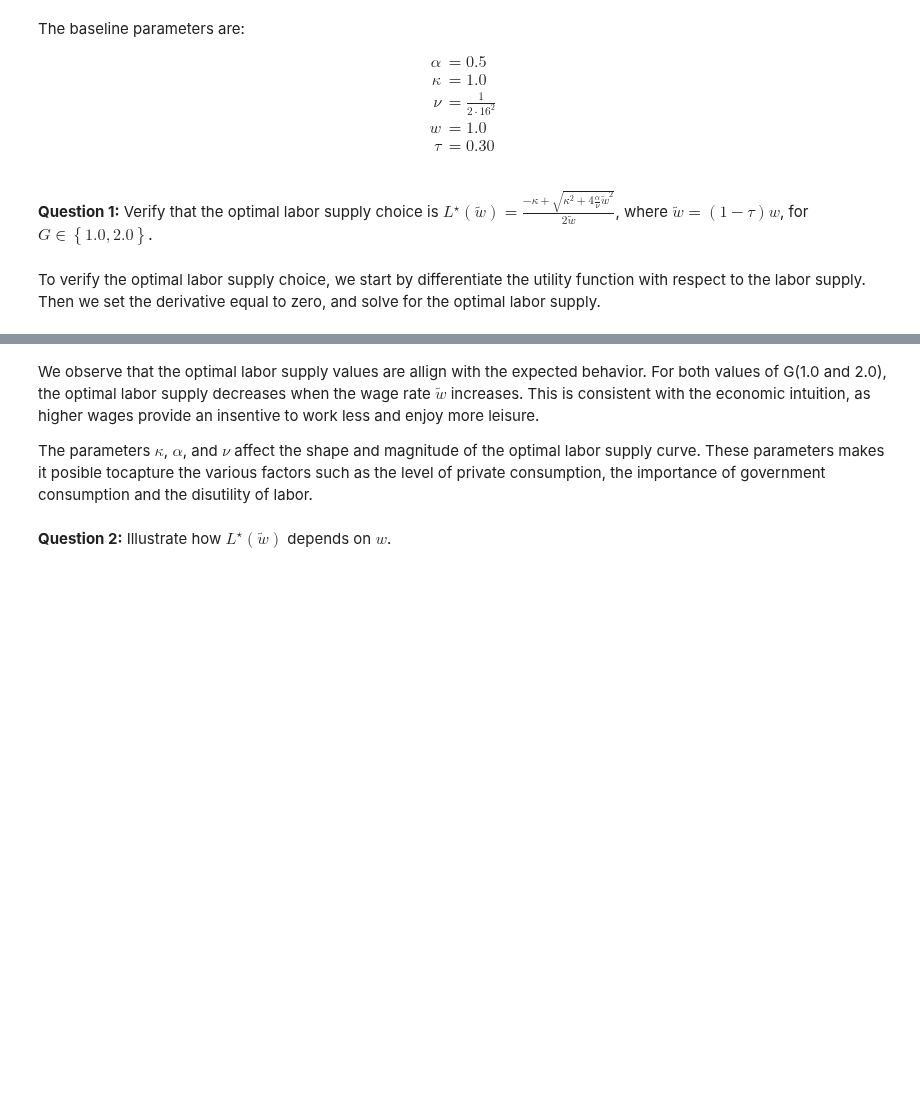
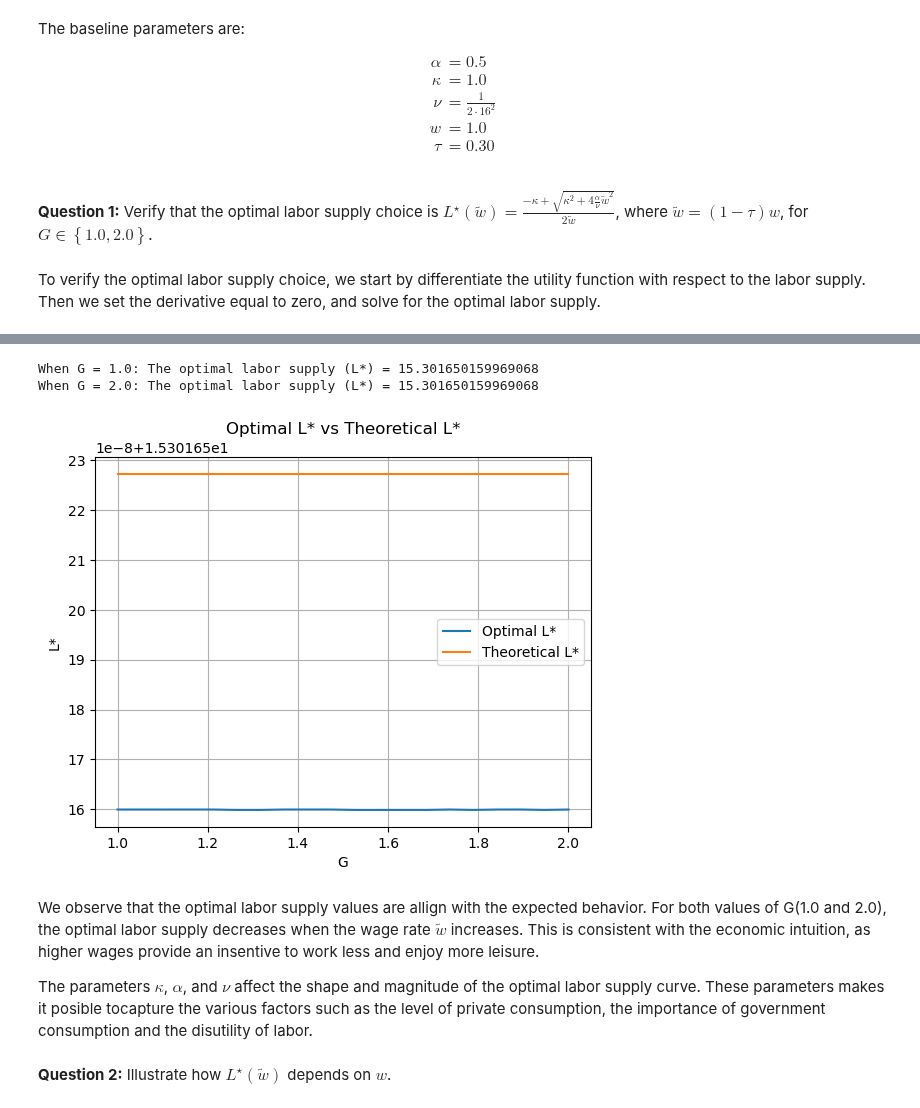
Before and after one commit to NumEconCopenhagen/projects-2023-iim, a Jupyter notebook: Examproject/Exam-2023-notebook.ipynb, the cells around one changed output, grey strips where cells are left out. Saved outputs shown, nothing was run; the diff lists cells and outputs as text; code cells hidden in the pictures; blank space fills up the shorter version.

```diff
--- a/Examproject/Exam-2023-notebook.ipynb
+++ b/Examproject/Exam-2023-notebook.ipynb
@@ -102,3 +159,80 @@ When G = 2.0: The optimal labor supply (L*) = 14.608541941506052
+# %%
+# Set the values for the baseline parameters
+alpha = 0.5
+kappa = 1.0
+nu = 1 / (2 * 16 ** 2)
+w = 1.0
+tau = 0.30
+w_tilde = (1 - tau) * w
+G = 1
+# Define the workers utility function
+def utility_function(L):
+    return -(np.log(C(L) ** alpha * G ** (1 - alpha)) - nu * (L ** 2) / 2)
+
+def C(L):
+    return kappa + (1 - tau) * w * L
+
+
+
+# Set the values for G
+G_values = [1.0, 2.0]
+
+# Solve the optimization problem for each value of G
+for G in G_values:
+
+    # the wage rate
+    w_tilde = (1 - tau) * w
+
+    # bounds for labor
+    bounds = (0, 24)
+
+    # Solve the optimization problem
+    result = minimize_scalar(utility_function, bounds=bounds)
+
+    # save the optimal labor supply
+    L_star = result.x
+
+    print(f"When G = {G}: The optimal labor supply (L*) = {L_star}")
+
+
+
+
+
+
+# Plot the theoretical L* versur the numerically found optimized L*
+G_list = np.linspace(1, 2, 20)
+optimal_L_star_list = []
+for G in G_list:
+    # the wage rate
+    w_tilde = (1 - tau) * w
+
+    # bounds for labor
+    bounds = [0, 24]
+
+    # Solve the optimization problem
+    result = minimize_scalar(utility_function, bounds=bounds)
+
+    # save the optimal labor supply
+    L_star = result.x
+    optimal_L_star_list.append(L_star)
+
+
+
+theoretical_L_star_list = [((kappa**2+4*(alpha/nu)*w_tilde**2)**(1/2)-kappa)/(2*w_tilde) for _ in range(20)]
+
+
+plt.plot(G_list, optimal_L_star_list, label='Optimal L*')
+plt.plot(G_list, theoretical_L_star_list, label='Theoretical L*')
+plt.xlabel('G')
+plt.ylabel('L*')
+plt.title('Optimal L* vs Theoretical L*')
+plt.legend()
+plt.grid(True)
+plt.show()
+# %% [output]
+When G = 1.0: The optimal labor supply (L*) = 15.301650159969068
+When G = 2.0: The optimal labor supply (L*) = 15.301650159969068
+[figure, added]
 # %% [markdown]
 We observe that the optimal labor supply values are allign with the expected behavior. For both values of G(1.0 and 2.0), the optimal labor supply decreases when the wage rate $\tilde{w}$ increases. This is consistent with the economic intuition, as higher wages provide an insentive to work less and enjoy more leisure.
 
```
Also changed, not shown: parts of 6 cells of this notebook.
